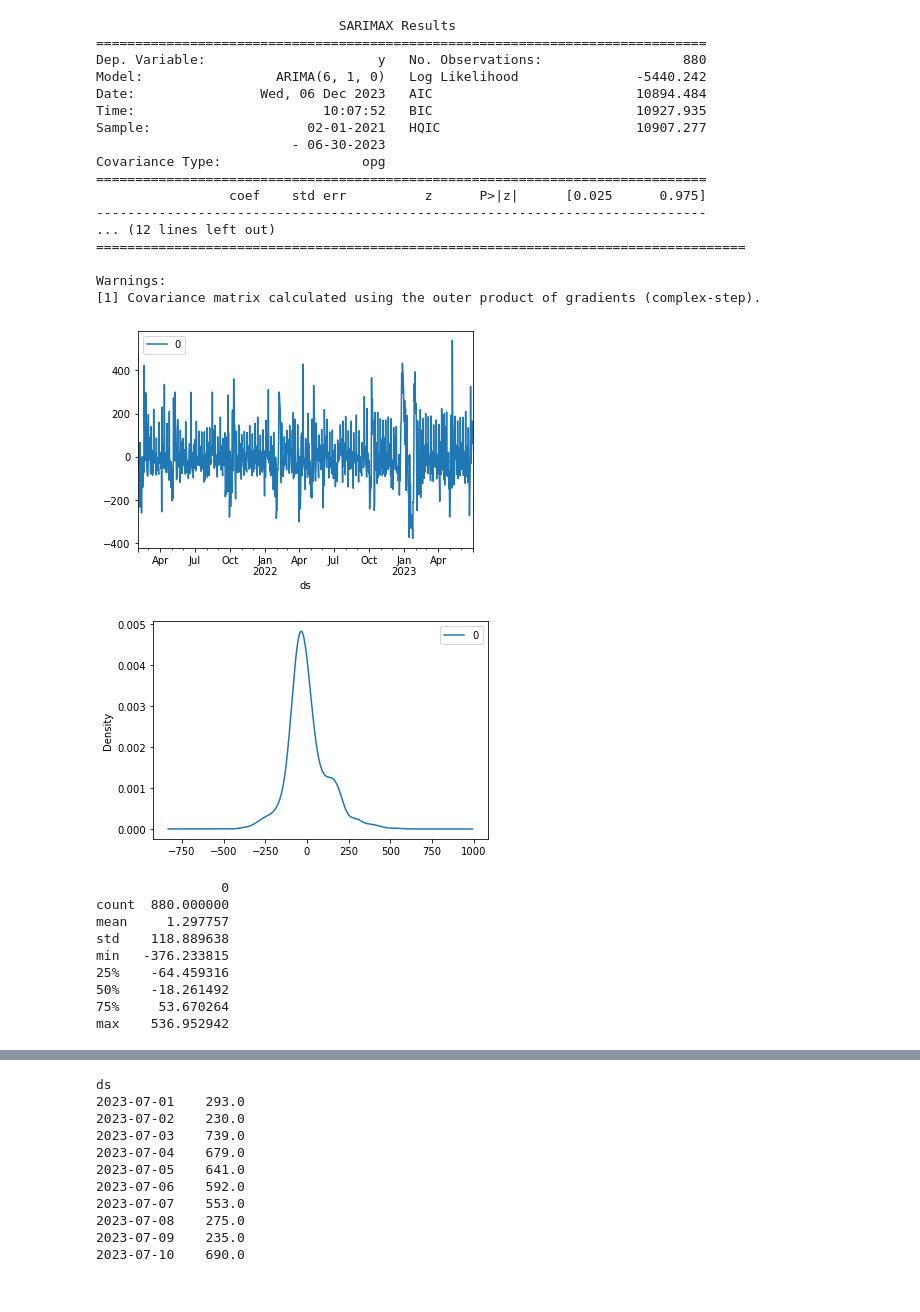
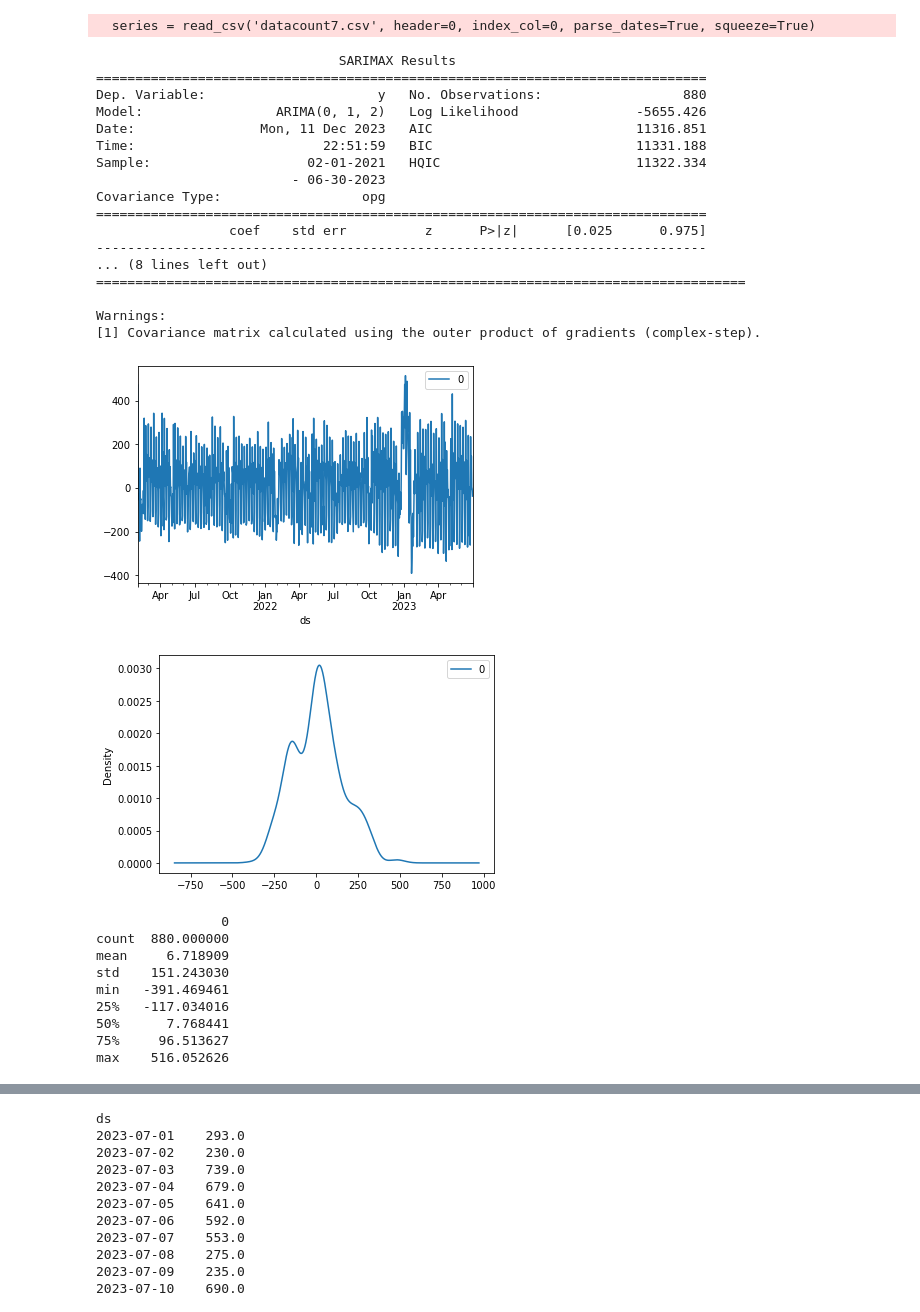
Before and after one commit to ChrisQiantianyang/CTworkloadwangxi, a Jupyter notebook: ARIMAtest5.ipynb, the cells around one changed output, grey strips where cells are left out. Cells and saved outputs as stored; diff of their text form; code cells hidden in the pictures.

```diff
--- a/ARIMAtest5.ipynb
+++ b/ARIMAtest5.ipynb
@@ -1,58 +1,59 @@
 # %%
 # fit an ARIMA model and plot residual errors
 import pandas as pd
 from pandas import datetime
 from pandas import read_csv
 from pandas import DataFrame
 from statsmodels.tsa.arima.model import ARIMA
 from matplotlib import pyplot
 # load dataset
 series = read_csv('datacount7.csv', header=0, index_col=0, parse_dates=True, squeeze=True)
 series = series.astype('float32')
 train_end_date = '2023-07-01'
 train_end_date = pd.to_datetime(train_end_date)
 train = series.loc[series.index < train_end_date]
 test = series.loc[series.index >= train_end_date]
 # fit model
-model = ARIMA(train, order=(6,1,0))
+model = ARIMA(train, order=(0,1,2))
 model_fit = model.fit()
 # summary of fit model
 print(model_fit.summary())
 # line plot of residuals
 residuals = DataFrame(model_fit.resid)
 residuals.plot()
 pyplot.show()
 # density plot of residuals
 residuals.plot(kind='kde')
 pyplot.show()
 # summary stats of residuals
 print(residuals.describe())
 # %% [output]
-                               SARIMAX Results
-==============================================================================
-Dep. Variable:                      y   No. Observations:                  880
-Model:                 ARIMA(6, 1, 0)   Log Likelihood               -5440.242
-Date:                Wed, 06 Dec 2023   AIC                          10894.484
-Time:                        10:07:52   BIC                          10927.935
-Sample:                    02-01-2021   HQIC                         10907.277
-                         - 06-30-2023
-Covariance Type:                  opg
-==============================================================================
-                 coef    std err          z      P>|z|      [0.025      0.975]
-------------------------------------------------------------------------------
-... (12 lines left out)
-===================================================================================
-
-Warnings:
-[1] Covariance matrix calculated using the outer product of gradients (complex-step).
+  series = read_csv('datacount7.csv', header=0, index_col=0, parse_dates=True, squeeze=True)
+                               SARIMAX Results
+==============================================================================
+Dep. Variable:                      y   No. Observations:                  880
+Model:                 ARIMA(0, 1, 2)   Log Likelihood               -5655.426
+Date:                Mon, 11 Dec 2023   AIC                          11316.851
+Time:                        22:51:59   BIC                          11331.188
+Sample:                    02-01-2021   HQIC                         11322.334
+                         - 06-30-2023
+Covariance Type:                  opg
+==============================================================================
+                 coef    std err          z      P>|z|      [0.025      0.975]
+------------------------------------------------------------------------------
+... (8 lines left out)
+===================================================================================
+
+Warnings:
+[1] Covariance matrix calculated using the outer product of gradients (complex-step).
-[figure, old version]
+[figure, new version]
-[figure, old version]
+[figure, new version]
-                0
-count  880.000000
-mean     1.297757
-std    118.889638
-min   -376.233815
-25%    -64.459316
-50%    -18.261492
-75%     53.670264
-max    536.952942
+                0
+count  880.000000
+mean     6.718909
+std    151.243030
+min   -391.469461
+25%   -117.034016
+50%      7.768441
+75%     96.513627
+max    516.052626
```
Also changed, not shown: parts of 9 cells of this notebook.
